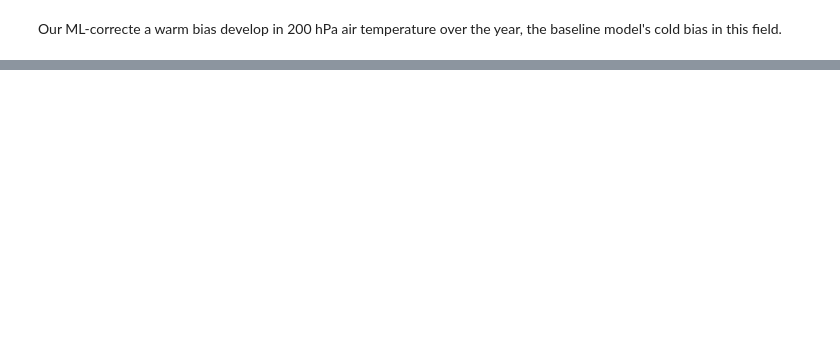
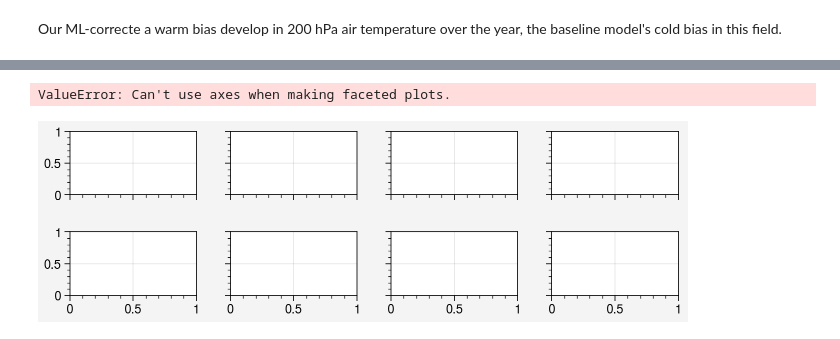
Before and after one commit to ai2cm/nudge-to-3km-PIRE-1yr-workflow, a Jupyter notebook: notebooks/hovmoller-biases.ipynb, the cells around one changed output, grey strips where cells are left out. Saved outputs shown, nothing was run; the diff lists cells and outputs as text; code cells hidden in the pictures; blank space fills up the shorter version.

```diff
--- a/notebooks/hovmoller-biases.ipynb
+++ b/notebooks/hovmoller-biases.ipynb
@@ -257,0 +262,19 @@ plt.savefig("figures/eps/prognostic_hovmoller_v850_bias.eps", format="eps", bbox
+# %%
+import proplot
+fig, axes = proplot.subplots(ncols=4, nrows=2, figwidth=6.5, refaspect=2., pad=2)
+
+for ax in axes:
+    f = (
+            (ds_diags_transformed_lat["pwat_zonal_mean_bias"] * kg_m2_to_mm).sel(experiment=exps)
+    ).resample(time="1M").mean() \
+    .plot(col="experiment", x="time", vmax=2, ax=ax)
+
+    for i, exp in enumerate(["Baseline", "NN ensemble"]):
+        ax_ = f.axes[0][i]
+        plt.setp(ax_.xaxis.get_majorticklabels(), rotation=50)
+        ax_.set_title(exp)
+    ax_ = f.axes[0][0].set_ylabel("Latitude [deg]")
+    f.cbar.ax.set_ylabel("m/s")
+# %% [output]
+ValueError: Can't use axes when making faceted plots.
+[figure, added]
```
Also changed, not shown: parts of 9 cells of this notebook, 1 other file.
